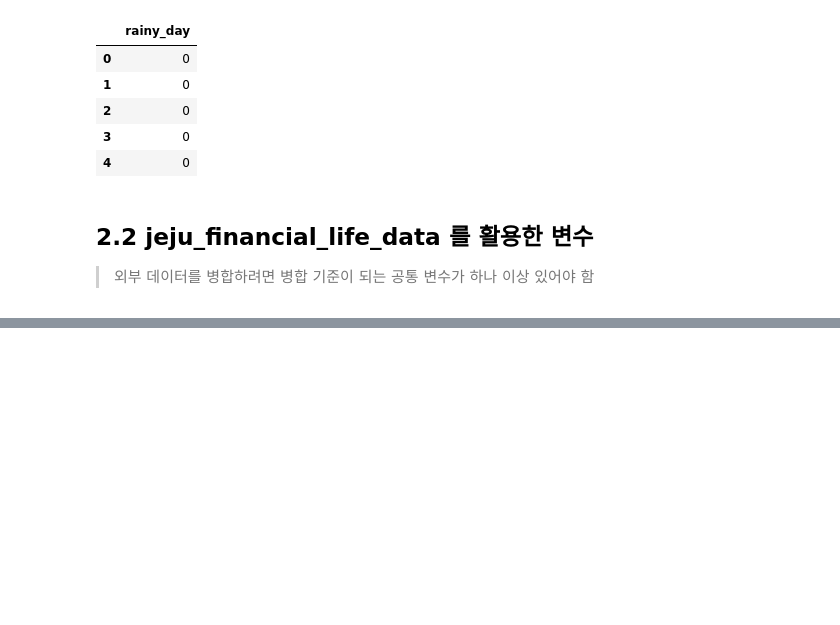
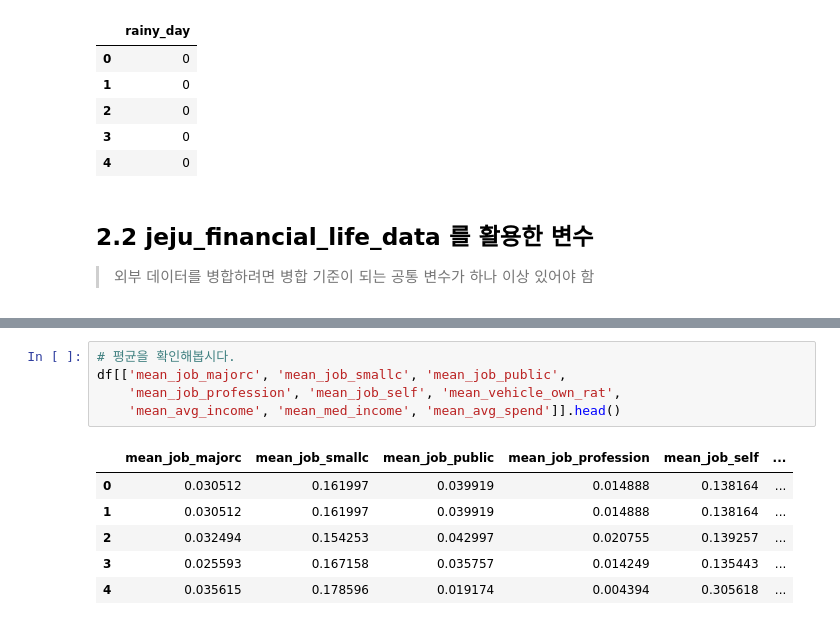
Before and after one commit to pyohamen/DACON-jeju-bus-prediction, a Jupyter notebook: 퇴근시간버스승차인원예측/2_making_feature&model.ipynb, the cells around one changed output, grey strips where cells are left out. Cells and saved outputs as stored; diff of their text form; blank space fills up the shorter version.

```diff
--- a/퇴근시간버스승차인원예측/2_making_feature&model.ipynb
+++ b/퇴근시간버스승차인원예측/2_making_feature&model.ipynb
@@ -705,0 +790,12 @@ df[['rainy_day']].head()
+# %%
+# 평균을 확인해봅시다.
+df[['mean_job_majorc', 'mean_job_smallc', 'mean_job_public',
+    'mean_job_profession', 'mean_job_self', 'mean_vehicle_own_rat',
+    'mean_avg_income', 'mean_med_income', 'mean_avg_spend']].head()
+# %% [output]
+|  | mean_job_majorc | mean_job_smallc | mean_job_public | mean_job_profession | mean_job_self | ... |
+| 0 | 0.030512 | 0.161997 | 0.039919 | 0.014888 | 0.138164 | ... |
+| 1 | 0.030512 | 0.161997 | 0.039919 | 0.014888 | 0.138164 | ... |
+| 2 | 0.032494 | 0.154253 | 0.042997 | 0.020755 | 0.139257 | ... |
+| 3 | 0.025593 | 0.167158 | 0.035757 | 0.014249 | 0.135443 | ... |
+| 4 | 0.035615 | 0.178596 | 0.019174 | 0.004394 | 0.305618 | ... |
```
Also changed, not shown: parts of 84 cells of this notebook, 10 other files.
